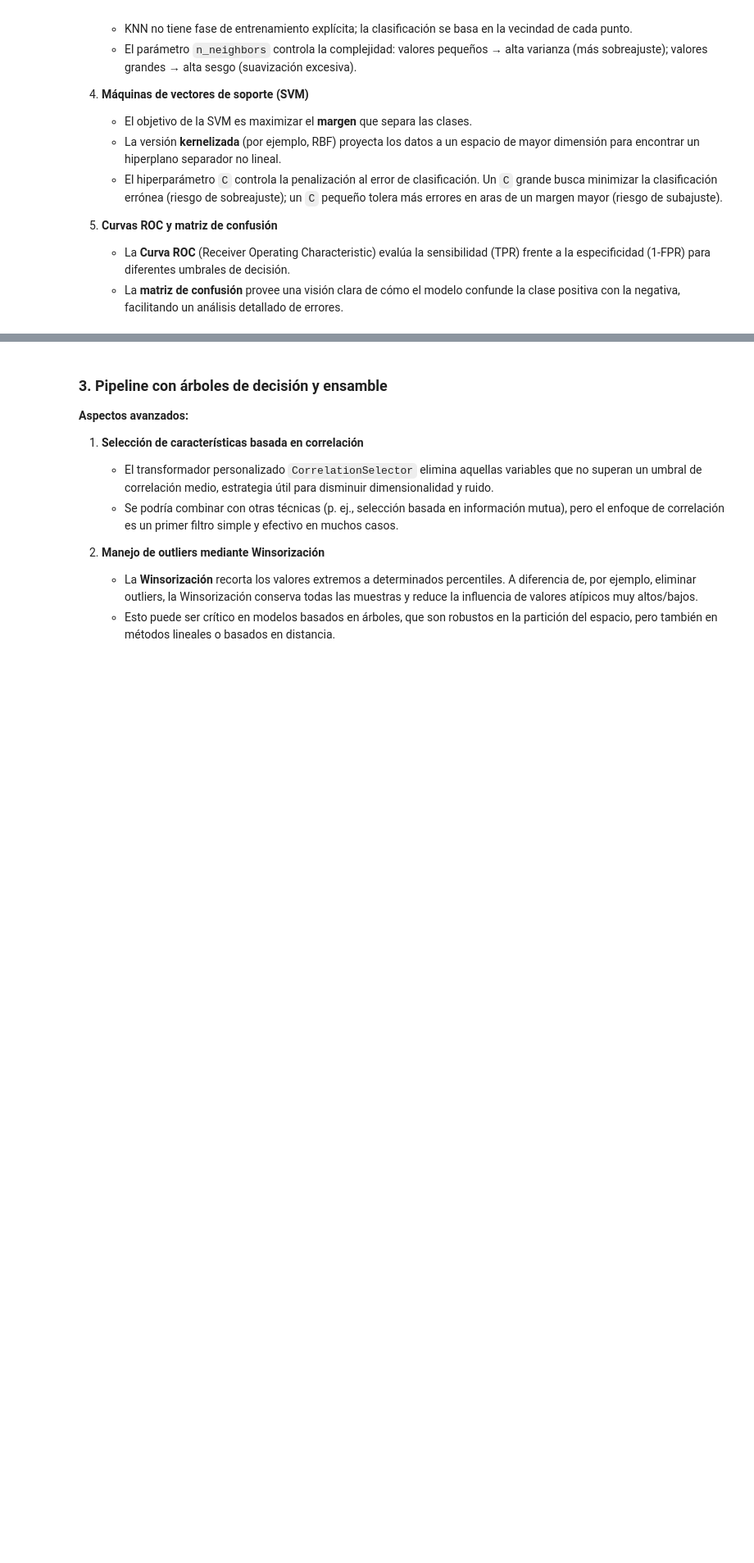
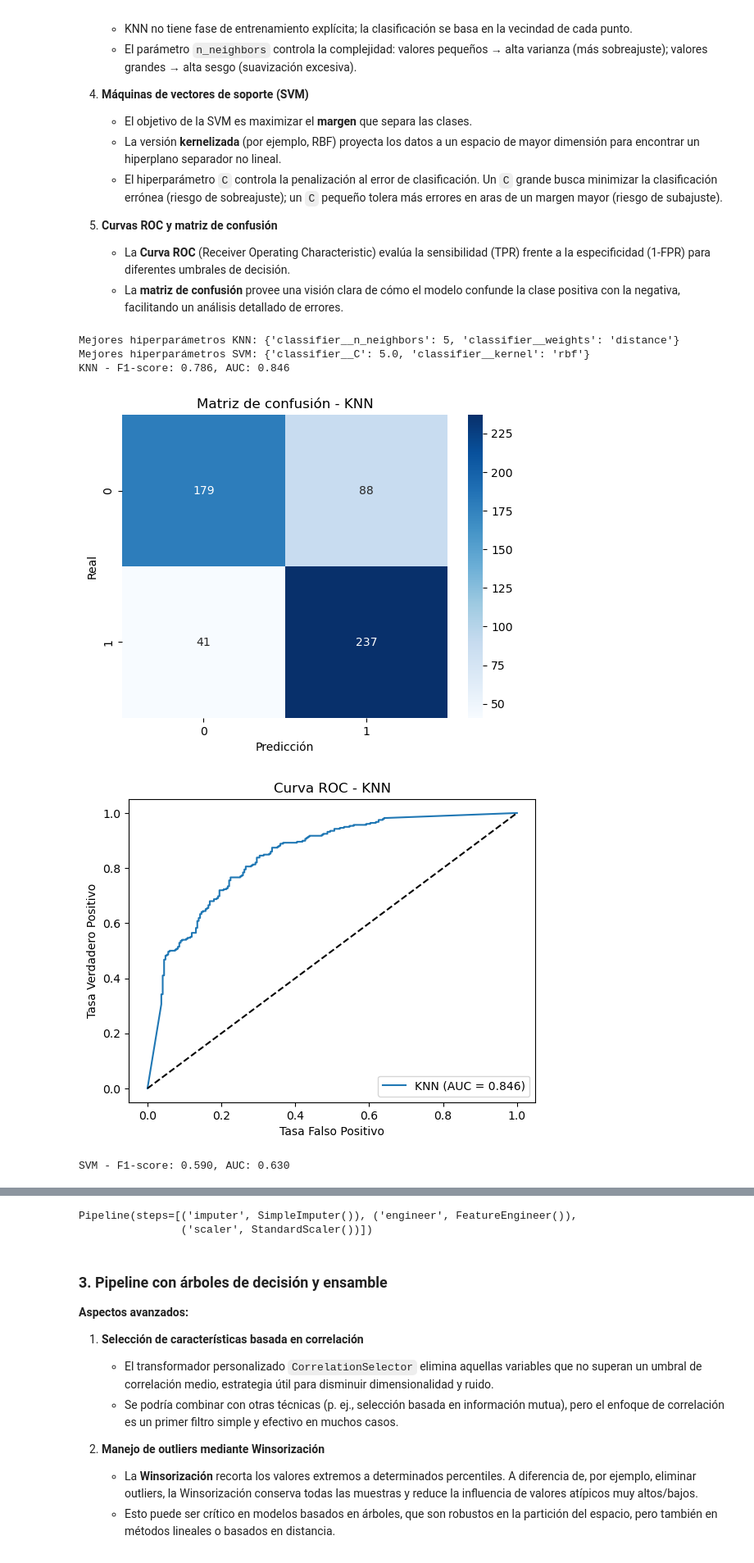
Before and after one commit to kapumota/Cuadernos1, a Jupyter notebook: Pipelines.ipynb, the cells around one changed output, grey strips where cells are left out. Shown: that part at 82% size. Drawn from its saved outputs; the diff is of its cells as text; code cells hidden in the pictures; blank space fills up the shorter version.

```diff
--- a/Pipelines.ipynb
+++ b/Pipelines.ipynb
@@ -272,30 +303,41 @@ grid_svm.fit(X_train_cls, y_train_cls)
 
 print("Mejores hiperparámetros KNN:", grid_knn.best_params_)
 print("Mejores hiperparámetros SVM:", grid_svm.best_params_)
 
 # Evaluación en test
 for name, model in zip(['KNN', 'SVM'], [grid_knn, grid_svm]):
     y_pred = model.predict(X_test_cls)
     y_proba = model.predict_proba(X_test_cls)[:,1]
     f1 = f1_score(y_test_cls, y_pred)
     auc_val = roc_auc_score(y_test_cls, y_proba)
     print(f"{name} - F1-score: {f1:.3f}, AUC: {auc_val:.3f}")
     # Matriz de confusión
     cm = confusion_matrix(y_test_cls, y_pred)
     sns.heatmap(cm, annot=True, fmt="d", cmap="Blues")
     plt.title(f"Matriz de confusión - {name}")
     plt.xlabel("Predicción")
     plt.ylabel("Real")
     plt.show()
 
     # Curva ROC
     fpr, tpr, thresholds = roc_curve(y_test_cls, y_proba)
     roc_auc = auc(fpr, tpr)
     plt.figure()
     plt.plot(fpr, tpr, label=f'{name} (AUC = {roc_auc:.3f})')
     plt.plot([0, 1], [0, 1], 'k--')
     plt.xlabel('Tasa Falso Positivo')
     plt.ylabel('Tasa Verdadero Positivo')
     plt.title(f'Curva ROC - {name}')
     plt.legend(loc="lower right")
     plt.show()
+
+import sklearn
+sklearn.set_config(display='diagram')
+preprocessor_cls
+# %% [output]
+Mejores hiperparámetros KNN: {'classifier__n_neighbors': 5, 'classifier__weights': 'distance'}
+Mejores hiperparámetros SVM: {'classifier__C': 5.0, 'classifier__kernel': 'rbf'}
+KNN - F1-score: 0.786, AUC: 0.846
+[figure, added]
+[figure, added]
+SVM - F1-score: 0.590, AUC: 0.630
@@ -302,3 +346,5 @@ for name, model in zip(['KNN', 'SVM'], [grid_knn, grid_svm]):
+Pipeline(steps=[('imputer', SimpleImputer()), ('engineer', FeatureEngineer()),
+                ('scaler', StandardScaler())])
 # %% [markdown]
 ### 3. Pipeline con árboles de decisión y ensamble
 
```
Also changed, not shown: parts of 6 cells of this notebook.
